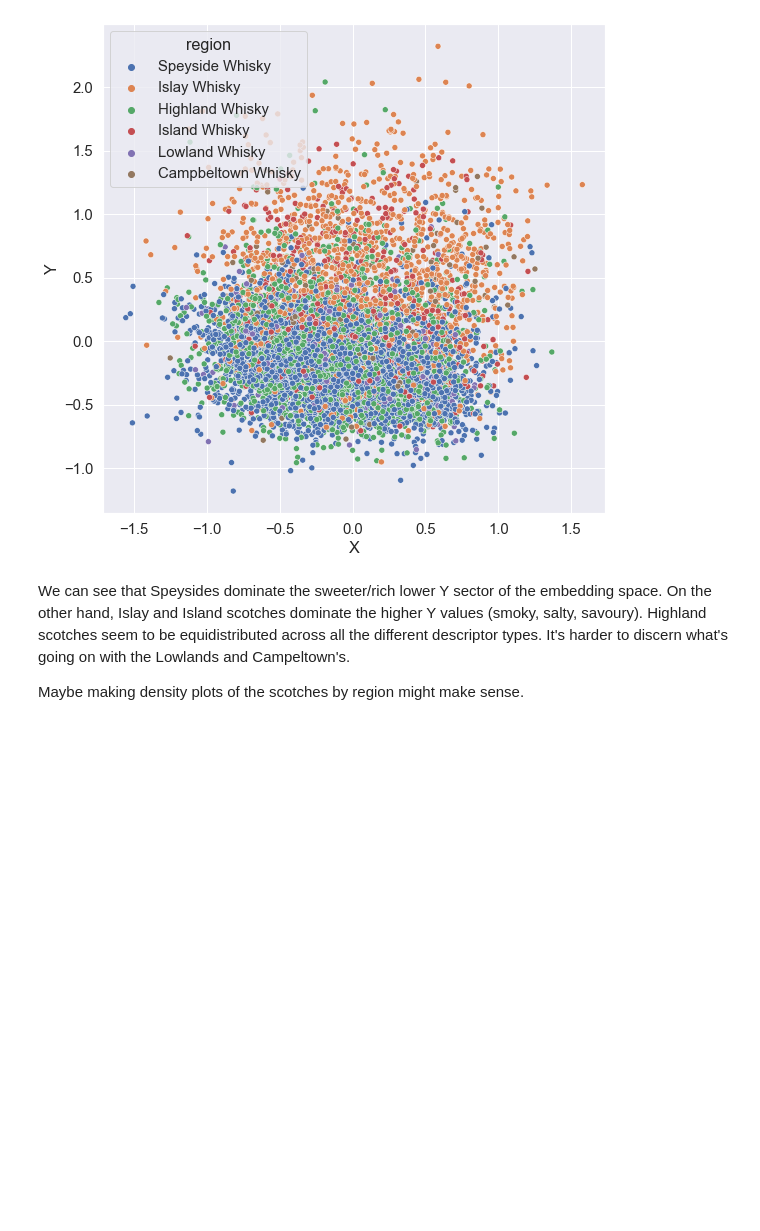
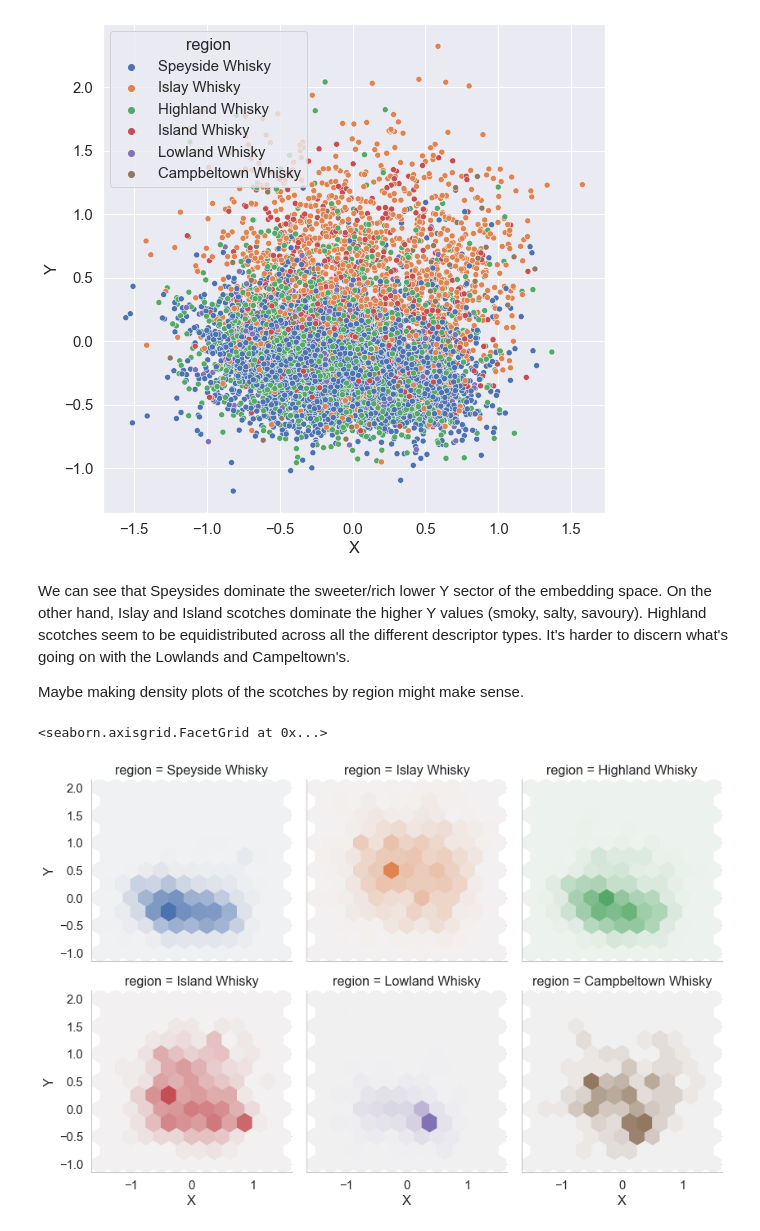
Before and after one commit to admveen/ScotchNLP, a Jupyter notebook: EDA.ipynb, the cells around one changed output. Drawn from its saved outputs; the diff is of its cells as text; code cells hidden in the pictures; blank space fills up the shorter version.

Commit message:
region hex distribution in CA embedding

```diff
--- a/EDA.ipynb
+++ b/EDA.ipynb
@@ -350,3 +350,14 @@ sns.scatterplot(x = 'X', y = 'Y', hue = 'region', ax=ax, data = CA_scotch_embed)
 We can see that Speysides dominate the sweeter/rich lower Y sector of the embedding space. On the other hand, Islay and Island scotches dominate the higher Y values (smoky, salty, savoury). Highland scotches seem to be equidistributed across all the different descriptor types. It's harder to discern what's going on with the Lowlands and Campeltown's.
 
 Maybe making density plots of the scotches by region might make sense.
+# %%
+def hexbin(x, y, color, **kwargs):
+    cmap = sns.light_palette(color, as_cmap=True)
+    plt.hexbin(x, y, gridsize=12, cmap=cmap, **kwargs)
+
+with sns.axes_style("whitegrid"):
+    g = sns.FacetGrid(CA_scotch_embed, hue="region", col="region", col_wrap = 3, height=4)
+g.map(hexbin, "X", "Y", extent = [-1.5, 1.5, -1, 2])
+# %% [output]
+<seaborn.axisgrid.FacetGrid at 0x...>
+[figure, added]
```
Also changed, not shown: parts of 2 cells of this notebook, 1 other file.
